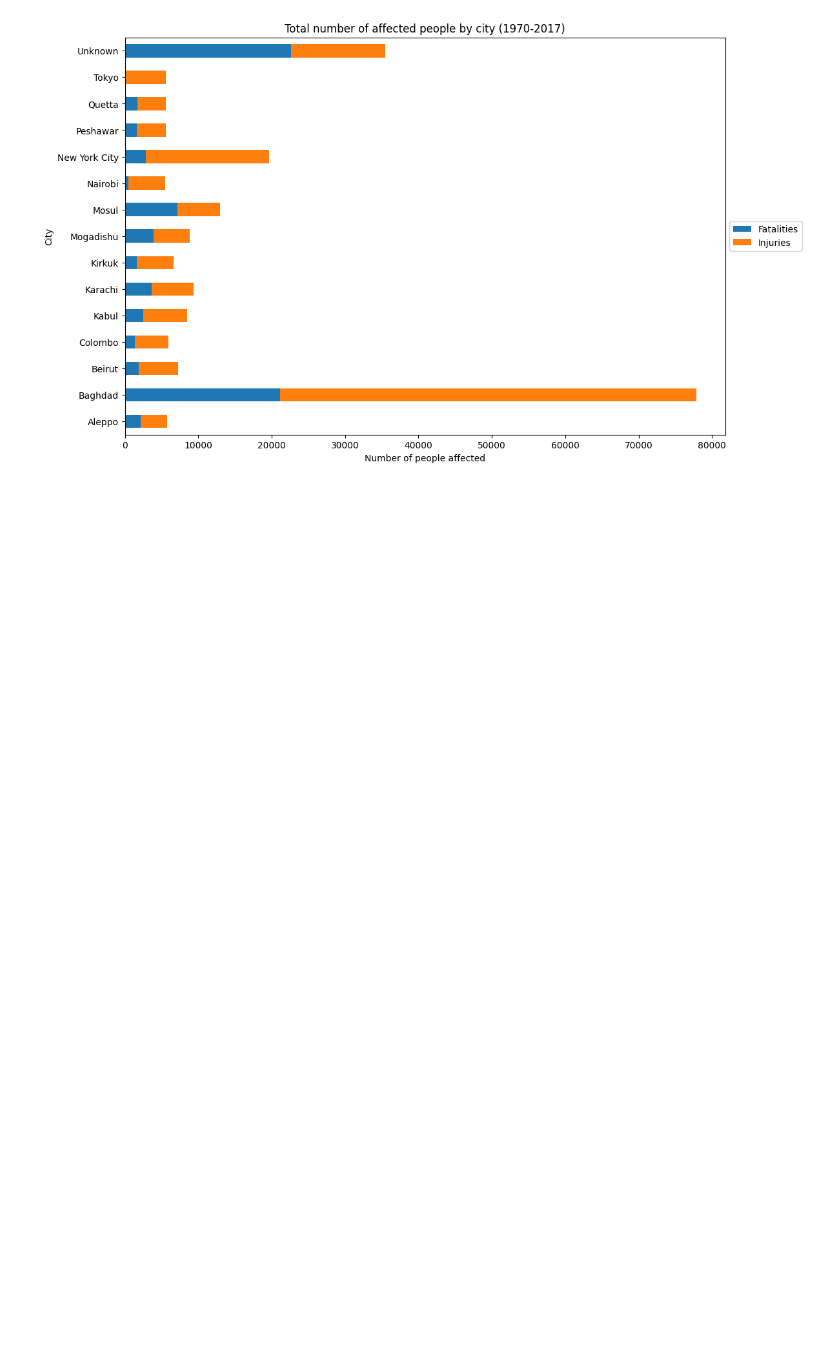
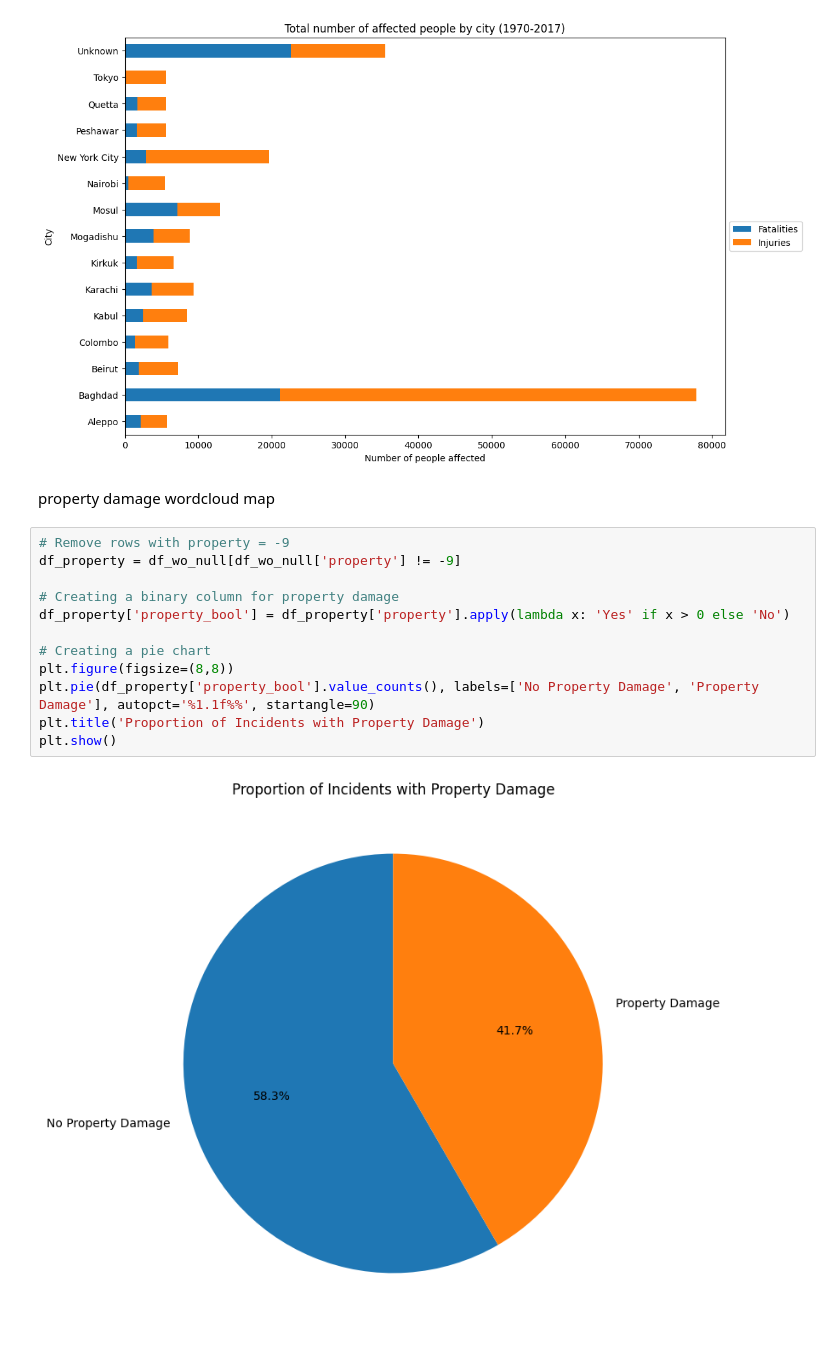
Before and after one commit to hitcaff/GLOBAL-TERRORISM-ANALYSIS, a Jupyter notebook: Hitesh_Srivastava__Global_Terrorism_Analysis_Capstone_Project.ipynb, the cells around one changed output. Drawn from its saved outputs; the diff is of its cells as text; blank space fills up the shorter version.

```diff
--- a/Hitesh_Srivastava__Global_Terrorism_Analysis_Capstone_Project.ipynb
+++ b/Hitesh_Srivastava__Global_Terrorism_Analysis_Capstone_Project.ipynb
@@ -845,3 +847,19 @@ ax.legend(loc='center left', bbox_to_anchor=(1.0, 0.5))
 plt.show()
 # %% [output]
 [figure]
+# %% [markdown]
+property damage wordcloud map
+# %%
+# Remove rows with property = -9
+df_property = df_wo_null[df_wo_null['property'] != -9]
+
+# Creating a binary column for property damage
+df_property['property_bool'] = df_property['property'].apply(lambda x: 'Yes' if x > 0 else 'No')
+
+# Creating a pie chart
+plt.figure(figsize=(8,8))
+plt.pie(df_property['property_bool'].value_counts(), labels=['No Property Damage', 'Property Damage'], autopct='%1.1f%%', startangle=90)
+plt.title('Proportion of Incidents with Property Damage')
+plt.show()
+# %% [output]
+[figure, added]
```
Also changed, not shown: parts of 6 cells of this notebook.
